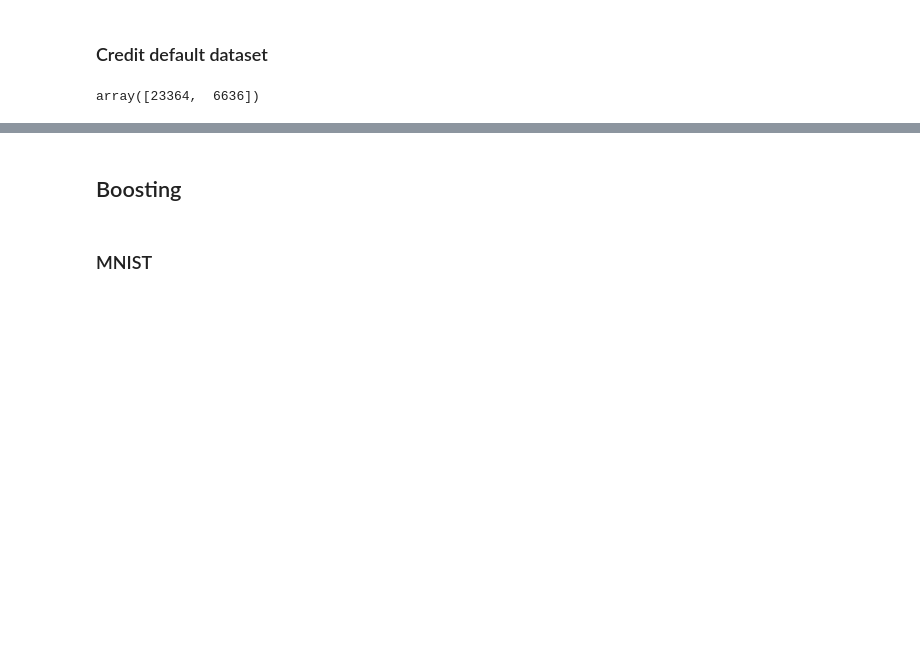
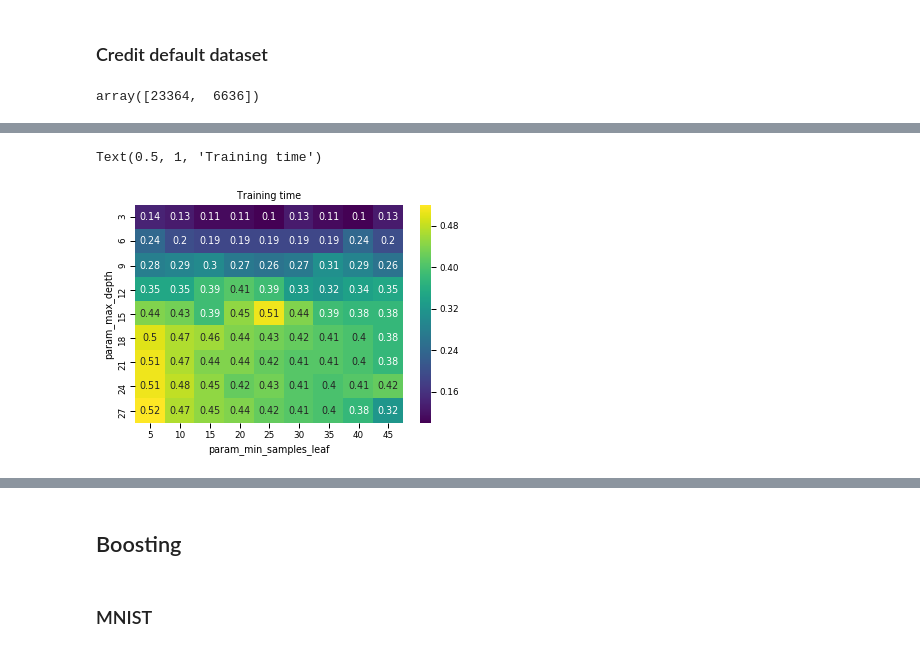
Before and after one commit to mkecera/1-supervised-learning, a Jupyter notebook: assignment1.ipynb, the cells around one changed output, grey strips where cells are left out. Cells and saved outputs as stored; diff of their text form; code cells hidden in the pictures; blank space fills up the shorter version.

```diff
--- a/assignment1.ipynb
+++ b/assignment1.ipynb
@@ -792,0 +674,10 @@ probs
+# %%
+cvResultsTimeTrain = pd.DataFrame(gridSearchTree.cv_results_)
+cvResultsTimeTrain = cvResultsTimeTrain[['param_max_depth', 'param_min_samples_leaf', 'mean_fit_time']]
+cvResultsTimeTrain['mean_fit_time'] = round(cvResultsTimeTrain['mean_fit_time'], 2)
+cvResultsTimeTrain = cvResultsTimeTrain.pivot(index='param_max_depth', columns='param_min_samples_leaf', values='mean_fit_time')
+sns.set_context("paper")
+sns.heatmap(cvResultsTimeTrain, annot=True, fmt="g", cmap='viridis').set_title('Training time')
+# %% [output]
+Text(0.5, 1, 'Training time')
+[figure, added]
```
Also changed, not shown: parts of 69 cells of this notebook, 1 other file.
